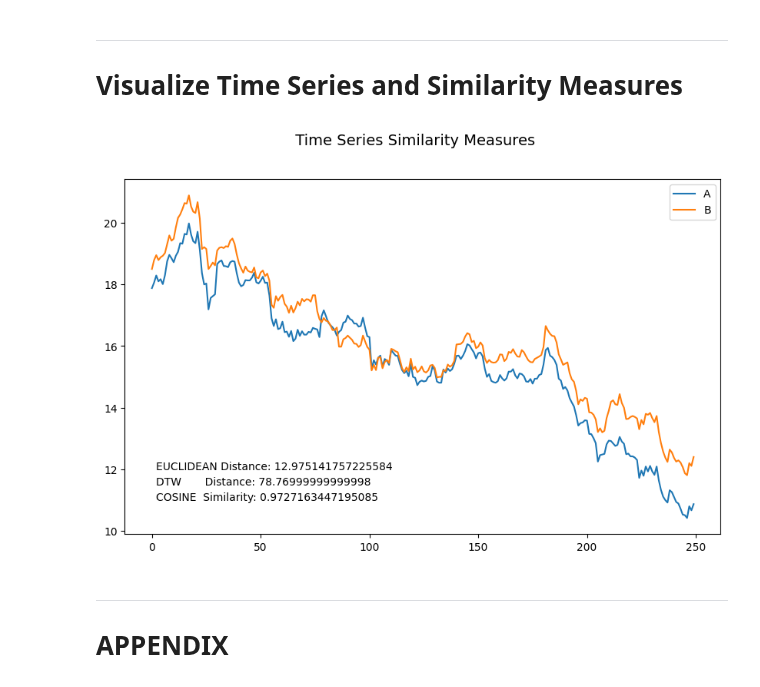
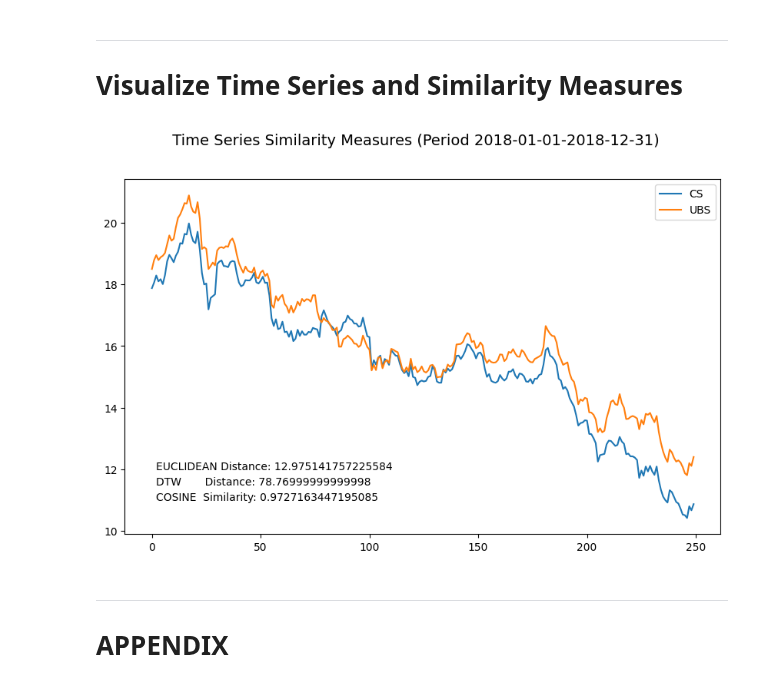
Before and after one commit to sawubona-repo/BINA-FS24-WORK, a Jupyter notebook: LB06-Regression+TimeSeries/Python/Python_JUPYTER_TimeSeries_SIMILARITIES.ipynb, the cells around one changed output. Cells and saved outputs as stored; diff of their text form; code cells hidden in the pictures.

```diff
--- a/LB06-Regression+TimeSeries/Python/Python_JUPYTER_TimeSeries_SIMILARITIES.ipynb
+++ b/LB06-Regression+TimeSeries/Python/Python_JUPYTER_TimeSeries_SIMILARITIES.ipynb
@@ -308,23 +309,23 @@ cosine Similarity: 0.9727163447195085
 # %%
 # create line plot
 import matplotlib.pyplot as plt
 plt.figure(figsize=(10, 6))
 
-plt.suptitle(' Time Series Similarity Measures', fontsize=14)
+plt.suptitle(' Time Series Similarity Measures (Period '+ str(from_date) + '-' + str(to_date)+')', fontsize=14)
 
-plt.plot(time_series_A, label = "A", linestyle="-")
-plt.plot(time_series_B, label = "B", linestyle="-")
+plt.plot(time_series_A, label = "CS", linestyle="-")
+plt.plot(time_series_B, label = "UBS", linestyle="-")
 
 #adding text inside the plot
 plt.text(2, 12,   'EUCLIDEAN Distance: '+str(euclidean_distance_AB), fontsize = 10)
 plt.text(2, 11.5, 'DTW       Distance: '+str(dtw_distance_AB),       fontsize = 10)
 plt.text(2, 11,   'COSINE  Similarity: '+str(cosine_similarity_AB),  fontsize = 10)
 
 plt.legend()
-plt.savefig('Euclidean-2018.png')
+plt.savefig('TS-Similarity-Measures-'+str(from_date)+'.png')
 plt.show()
 # %% [output]
-[figure, old version]
+[figure, new version]
 # %% [markdown]
 ---
 # APPENDIX
```
Also changed, not shown: parts of 4 cells of this notebook.
